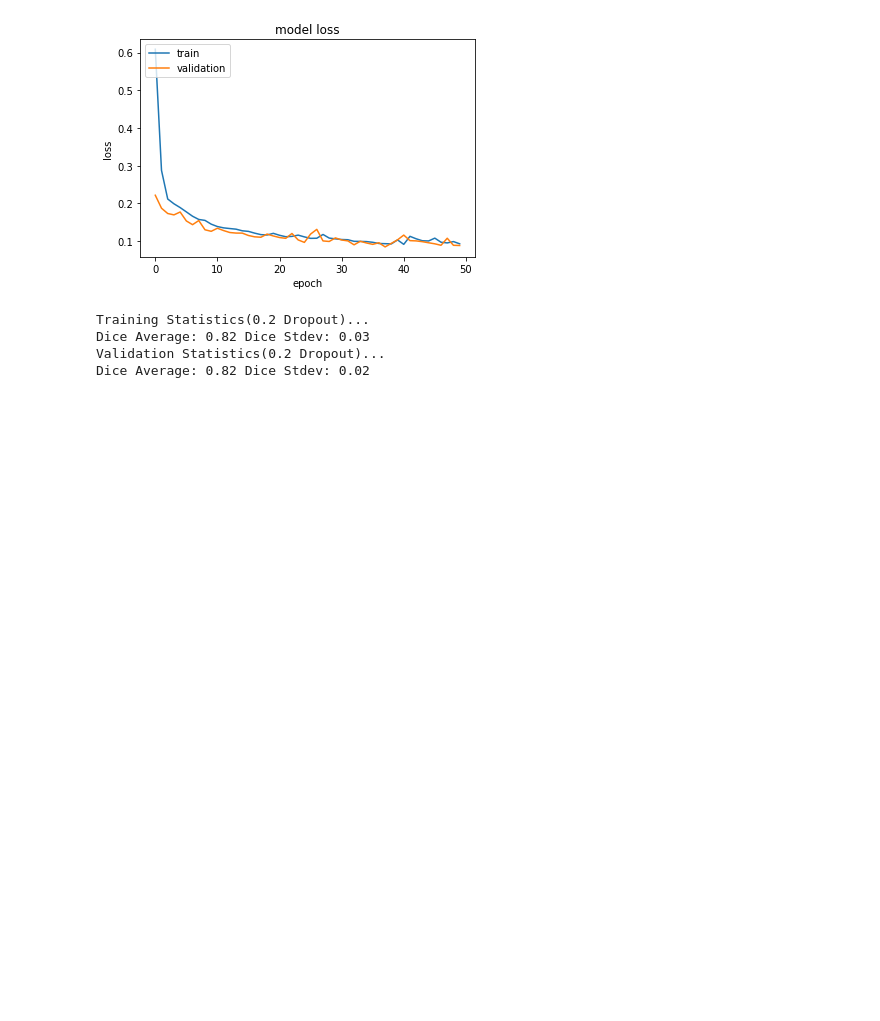
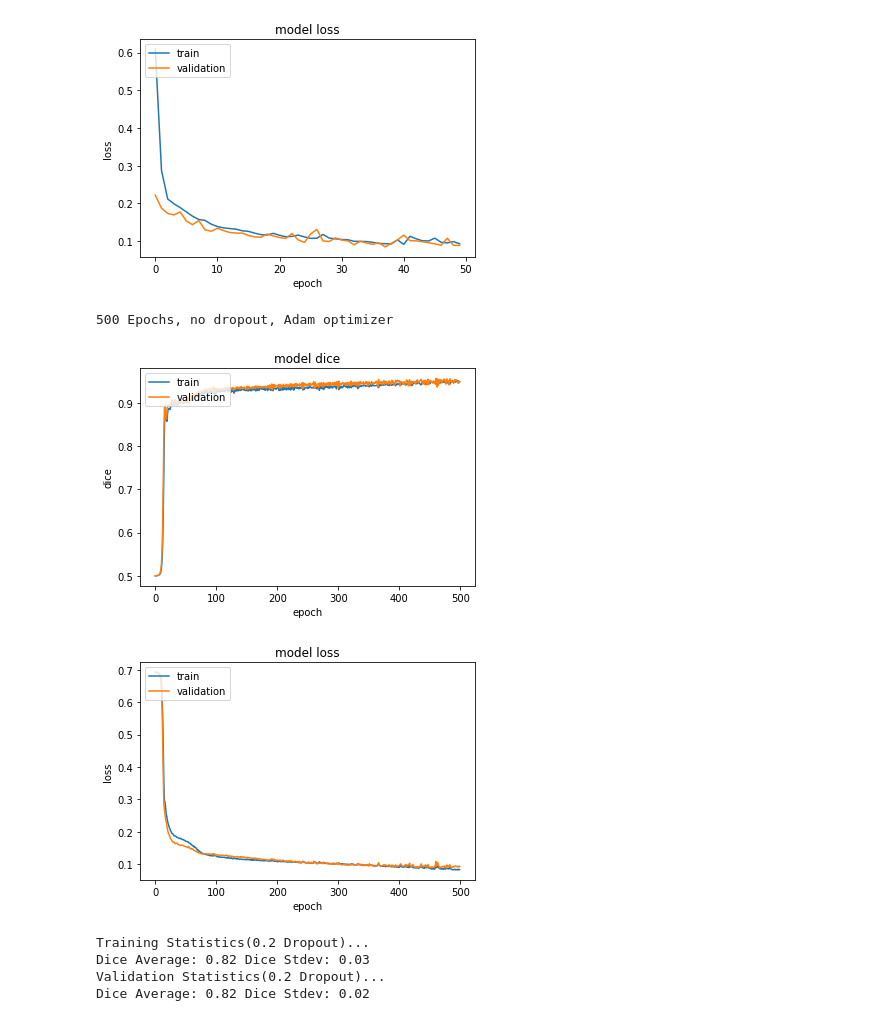
Before and after one commit to aksharkkumar/cmri-rv-seg, a Jupyter notebook: notebooks/cmri-rv-seg.ipynb, the cells around one changed output. Saved outputs shown, nothing was run; the diff lists cells and outputs as text; code cells hidden in the pictures; blank space fills up the shorter version.

```diff
--- a/notebooks/cmri-rv-seg.ipynb
+++ b/notebooks/cmri-rv-seg.ipynb
@@ -253,6 +253,13 @@ show_plots(hist)
 50 Epochs, no dropout
 [figure]
 [figure]
+# %%
+print("500 Epochs, no dropout, Adam optimizer")
+show_plots(hist)
+# %% [output]
+500 Epochs, no dropout, Adam optimizer
+[figure, added]
+[figure, added]
 # %%
 import tensorflow as tf
 
```
Also changed, not shown: parts of 5 cells of this notebook, 2 other files.
